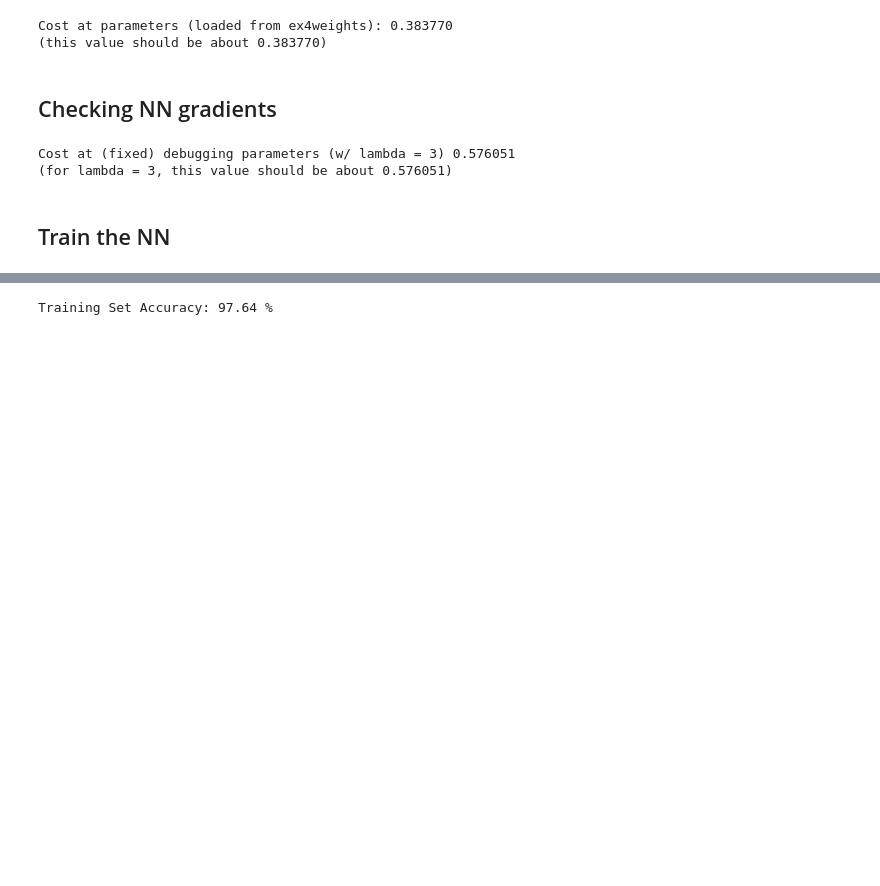
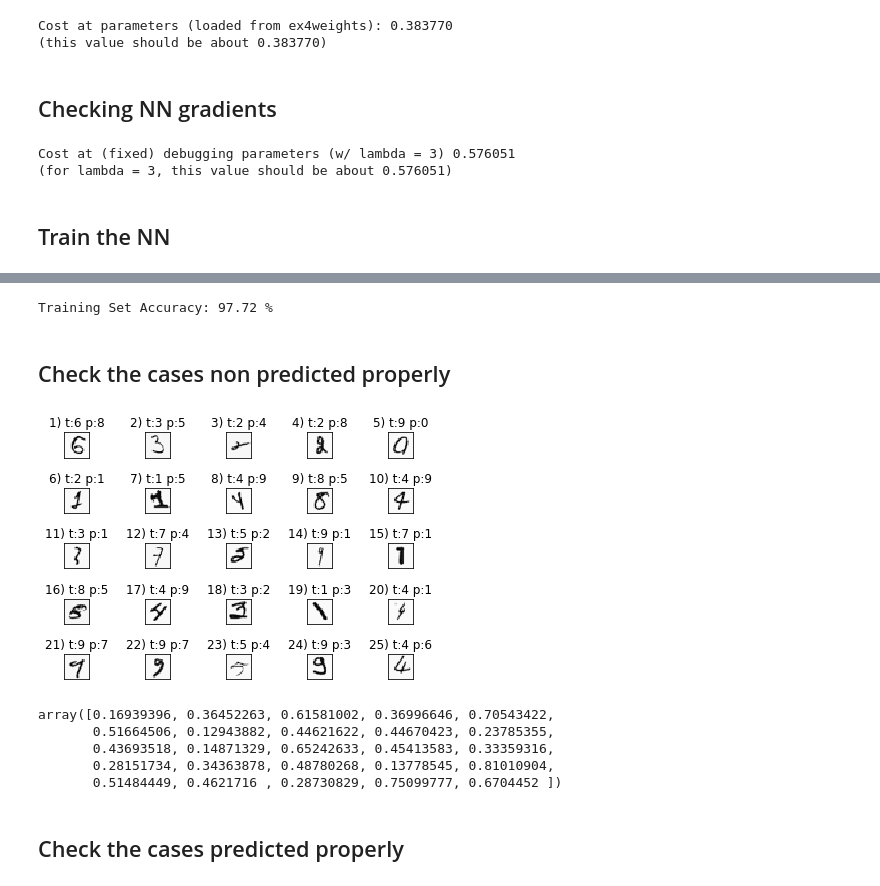
Before and after one commit to conradoca/Coursera---Machine-Learning-Andrew-Ng, a Jupyter notebook: Python code/ex4-neural networks.ipynb, the cells around one changed output, grey strips where cells are left out. Saved outputs shown, nothing was run; the diff lists cells and outputs as text; code cells hidden in the pictures; blank space fills up the shorter version.

```diff
--- a/Python code/ex4-neural networks.ipynb
+++ b/Python code/ex4-neural networks.ipynb
@@ -91,10 +91,10 @@ Cost at (fixed) debugging parameters (w/ lambda = 3) 0.576051
 Theta= initializeTheta(nnDef)
 Theta1D = ThetaTo1D(Theta, nnDef)
 # %%
-lmdb = 1.5
+lmdb = 0
 
 # set options for optimize.minimize
-options= {'maxiter': 500}
+options= {'maxiter': 800}
 
 # The function returns an object `OptimizeResult`
 # We use truncated Newton algorithm for optimization which is
@@ -125,4 +124,0 @@ Prob, pred = feedForwardPropagation(Theta, X, nnDef)
-# %%
-print('\nTraining Set Accuracy: {:.2f} %'.format(np.mean(pred == y) * 100))
-# %% [output]
-Training Set Accuracy: 97.64 %
@@ -128,0 +127,47 @@ Training Set Accuracy: 97.64 %
+# %%
+print('\nTraining Set Accuracy: {:.2f} %'.format(np.mean(pred == y) * 100))
+# %% [output]
+Training Set Accuracy: 97.72 %
+# %% [markdown]
+## Check the cases non predicted properly
+# %%
+Check_cases = 25
+
+# First we identify the cases where the prediction
+# is not correct - misclassified
+misclX = X[pred != y]
+correct_label = y[pred != y]
+miscl_label = pred[pred !=y]
+miscl_prob = np.amax(Prob[pred !=y], axis=1)
+
+miscl_m = miscl_label.size
+
+# We get a testCases random datapoints. First we get a number of testCases indices out of m
+rand_indices = np.random.choice(miscl_m, Check_cases, replace=False)
+
+sel_misclX = misclX[rand_indices, :]
+sel_correct_label = correct_label[rand_indices]
+sel_miscl_label = miscl_label[rand_indices]
+sel_miscl_prob = miscl_prob[rand_indices, ]
+# %%
+fig, ax = plt.subplots(nrows = 5, ncols = 5, sharex = True, sharey = True)
+ax = ax.flatten()
+for i in range(Check_cases):
+    img = sel_misclX[i].reshape(20,20).T
+    ax[i].imshow(img, cmap = 'Greys', interpolation = 'nearest')
+    ax[i].set_title('%d) t:%d p:%d' % (i+1,sel_correct_label[i], sel_miscl_label[i]))
+ax[0].set_xticks([])
+ax[0].set_yticks([])
+plt.tight_layout()
+plt.show()
+
+sel_miscl_prob
+# %% [output]
+[figure, added]
+array([0.16939396, 0.36452263, 0.61581002, 0.36996646, 0.70543422,
+       0.51664506, 0.12943882, 0.44621622, 0.44670423, 0.23785355,
+       0.43693518, 0.14871329, 0.65242633, 0.45413583, 0.33359316,
+       0.28151734, 0.34363878, 0.48780268, 0.13778545, 0.81010904,
+       0.51484449, 0.4621716 , 0.28730829, 0.75099777, 0.6704452 ])
+# %% [markdown]
+## Check the cases predicted properly
```
Also changed, not shown: parts of 8 cells of this notebook, 2 other files.
